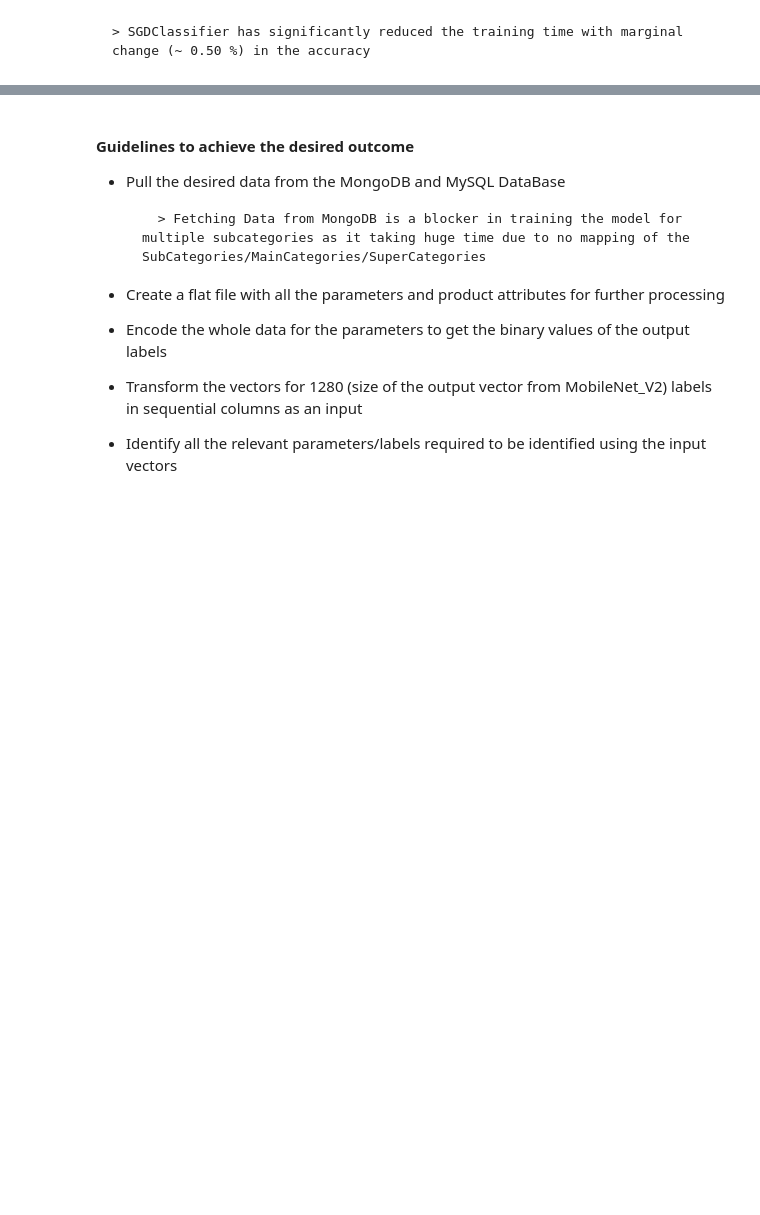
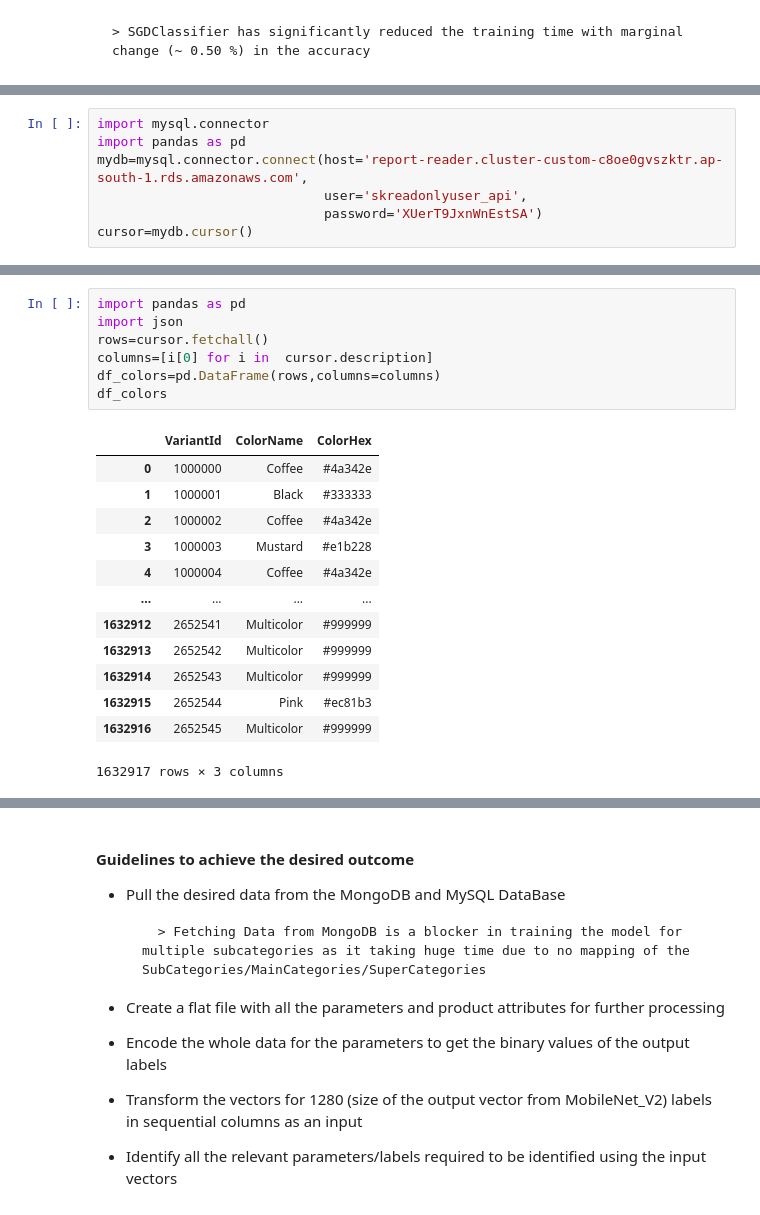
Before and after one commit to SupplyAnalytics/Product_Attribute_Classification, a Jupyter notebook: Classification_Stage_1.ipynb, the cells around one changed output, grey strips where cells are left out. Cells and saved outputs as stored; diff of their text form; blank space fills up the shorter version.

```diff
--- a/Classification_Stage_1.ipynb
+++ b/Classification_Stage_1.ipynb
@@ -559,0 +583,7 @@ F1 Score: 0.9842629074210562
+# %%
+import mysql.connector
+import pandas as pd
+mydb=mysql.connector.connect(host='report-reader.cluster-custom-c8oe0gvszktr.ap-south-1.rds.amazonaws.com',
+                             user='skreadonlyuser_api',
+                             password='XUerT9JxnWnEstSA')
+cursor=mydb.cursor()
@@ -559,0 +599,21 @@ F1 Score: 0.9842629074210562
+# %%
+import pandas as pd
+import json
+rows=cursor.fetchall()
+columns=[i[0] for i in  cursor.description]
+df_colors=pd.DataFrame(rows,columns=columns)
+df_colors
+# %% [output]
+|  | VariantId | ColorName | ColorHex |
+| 0 | 1000000 | Coffee | #4a342e |
+| 1 | 1000001 | Black | #333333 |
+| 2 | 1000002 | Coffee | #4a342e |
+| 3 | 1000003 | Mustard | #e1b228 |
+| 4 | 1000004 | Coffee | #4a342e |
+| ... | ... | ... | ... |
+| 1632912 | 2652541 | Multicolor | #999999 |
+| 1632913 | 2652542 | Multicolor | #999999 |
+| 1632914 | 2652543 | Multicolor | #999999 |
+| 1632915 | 2652544 | Pink | #ec81b3 |
+| 1632916 | 2652545 | Multicolor | #999999 |
+1632917 rows × 3 columns
```
Also changed, not shown: parts of 19 cells of this notebook, 6 other files.
